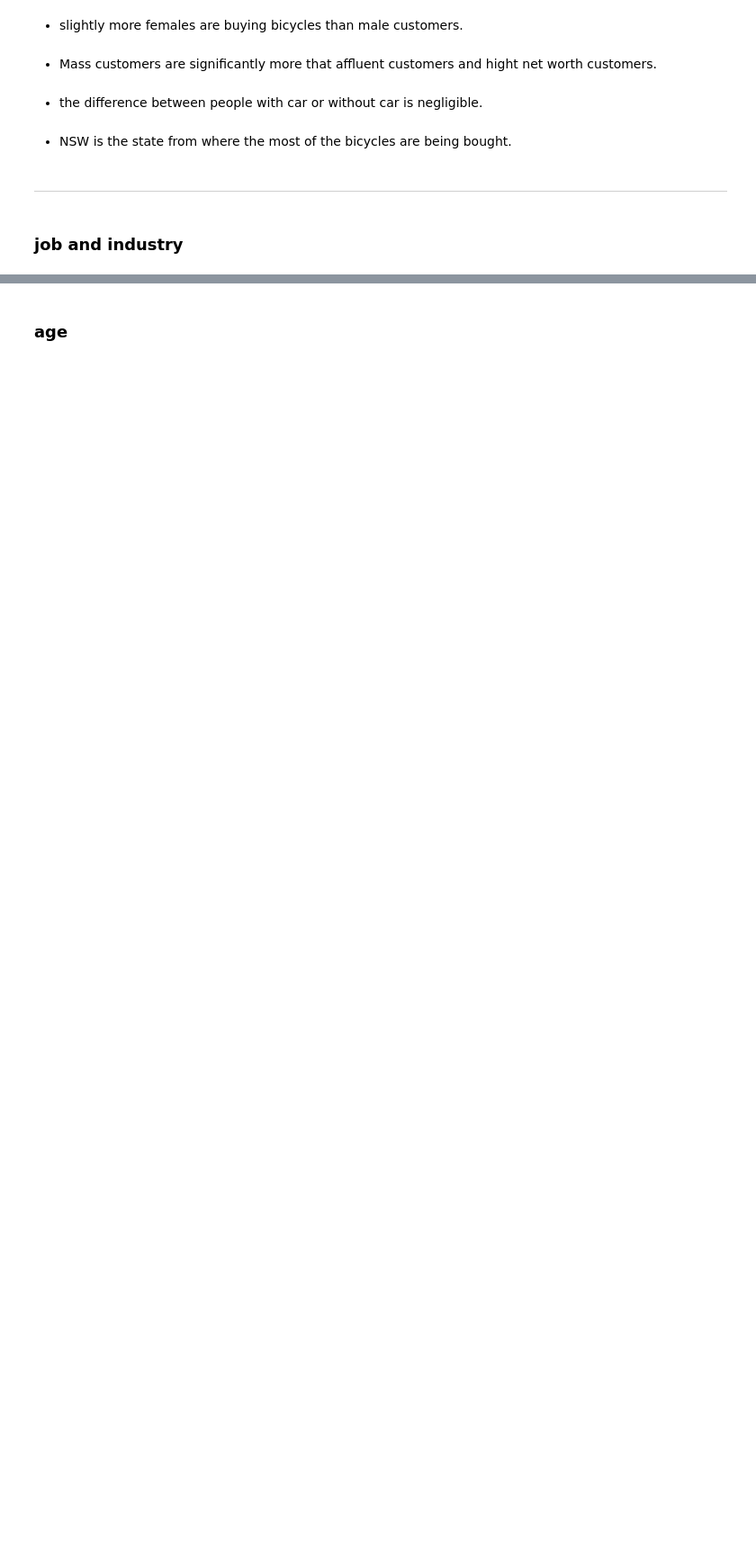
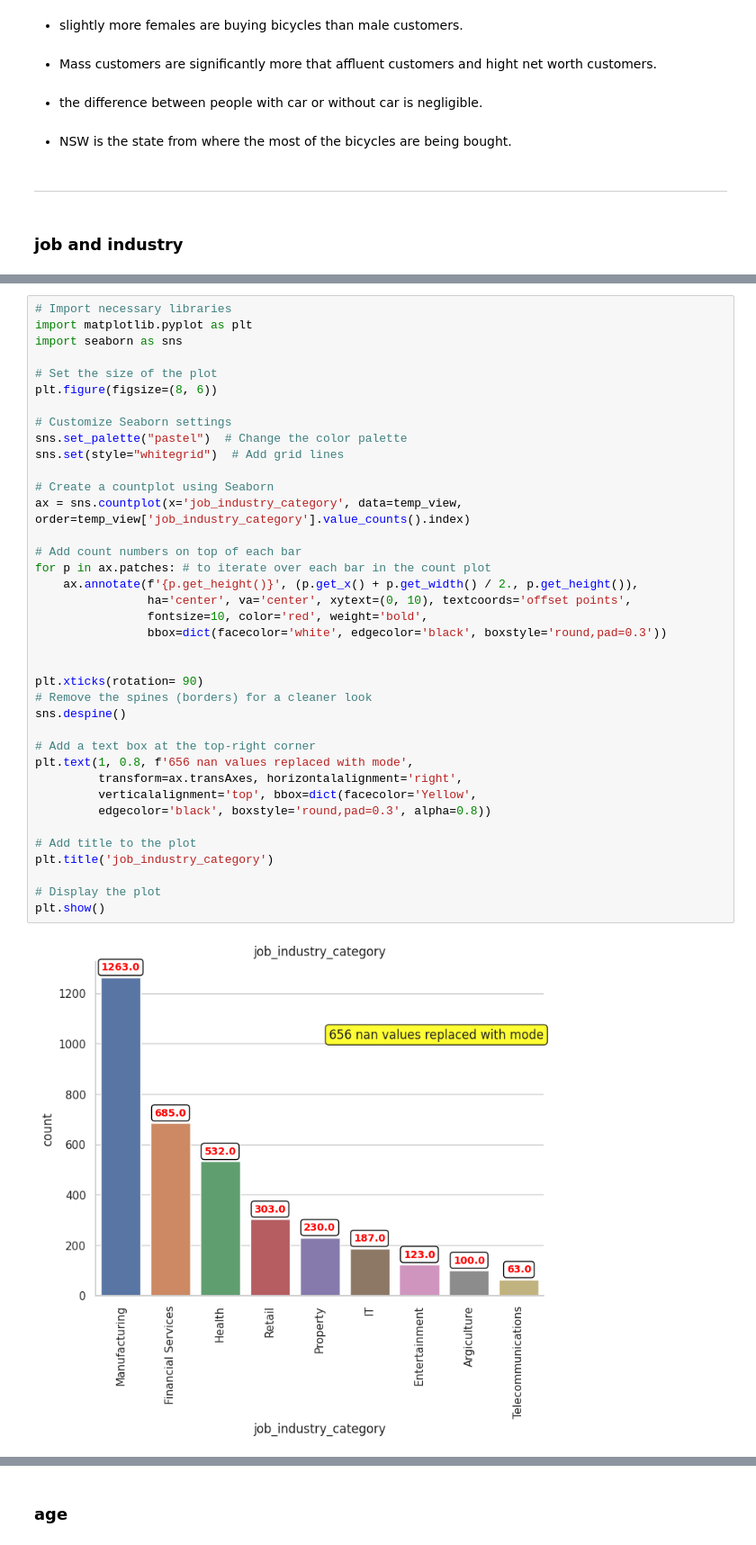
Before and after one commit to omkarpawar1430/KPMG-Virtual-Internship, a Jupyter notebook: Module 2/data_viz_old data.ipynb, the cells around one changed output, grey strips where cells are left out. Shown: that part at 90% size. Drawn from its saved outputs; the diff is of its cells as text; blank space fills up the shorter version.

```diff
--- a/Module 2/data_viz_old data.ipynb
+++ b/Module 2/data_viz_old data.ipynb
@@ -148,0 +103,40 @@ plt.show()
+# %%
+# Import necessary libraries
+import matplotlib.pyplot as plt
+import seaborn as sns
+
+# Set the size of the plot
+plt.figure(figsize=(8, 6))
+
+# Customize Seaborn settings
+sns.set_palette("pastel")  # Change the color palette
+sns.set(style="whitegrid")  # Add grid lines
+
+# Create a countplot using Seaborn
+ax = sns.countplot(x='job_industry_category', data=temp_view, order=temp_view['job_industry_category'].value_counts().index)
+
+# Add count numbers on top of each bar
+for p in ax.patches: # to iterate over each bar in the count plot
+    ax.annotate(f'{p.get_height()}', (p.get_x() + p.get_width() / 2., p.get_height()),
+                ha='center', va='center', xytext=(0, 10), textcoords='offset points',
+                fontsize=10, color='red', weight='bold',
+                bbox=dict(facecolor='white', edgecolor='black', boxstyle='round,pad=0.3'))
+
+
+plt.xticks(rotation= 90)
+# Remove the spines (borders) for a cleaner look
+sns.despine()
+
+# Add a text box at the top-right corner
+plt.text(1, 0.8, f'656 nan values replaced with mode',
+         transform=ax.transAxes, horizontalalignment='right',
+         verticalalignment='top', bbox=dict(facecolor='Yellow',
+         edgecolor='black', boxstyle='round,pad=0.3', alpha=0.8))
+
+# Add title to the plot
+plt.title('job_industry_category')
+
+# Display the plot
+plt.show()
+# %% [output]
+[figure, added]
```
Also changed, not shown: parts of 11 cells of this notebook, 1 other file.
